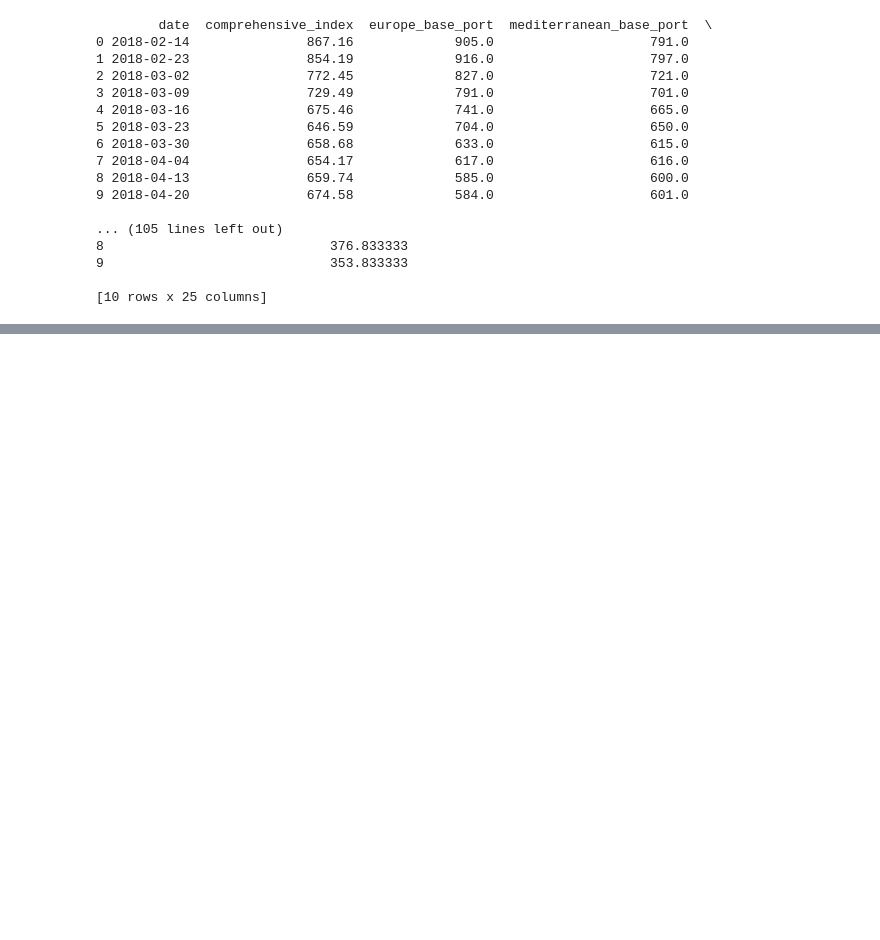
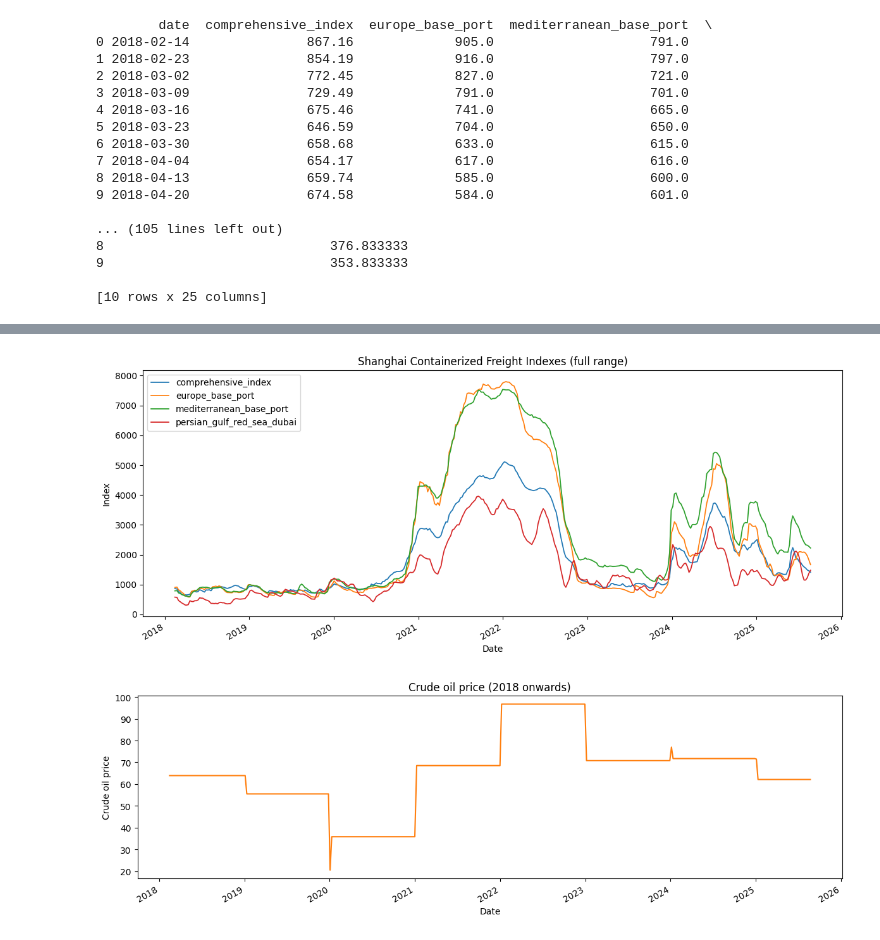
Before and after one commit to LarsWie15/Stunning-Bees, a Jupyter notebook: Freight Notebook.ipynb, the cells around one changed output, grey strips where cells are left out. Drawn from its saved outputs; the diff is of its cells as text; code cells hidden in the pictures; blank space fills up the shorter version.

```diff
--- a/Freight Notebook.ipynb
+++ b/Freight Notebook.ipynb
@@ -103,0 +127,57 @@ print(df.head(10))
+# %%
+# Merge the loaded `oil_df` into `df` and plot indexes (full range) + oil price (separate plot from 2018 onwards)
+import matplotlib.pyplot as plt
+
+if 'oil_df' not in globals() or oil_df.empty:
+    print("oil_df not found or empty. Run the oil loader cell first (the cell that creates `oil_df`).")
+else:
+    # Ensure date columns are datetimes and timezone-naive
+    df['date'] = pd.to_datetime(df['date'], errors='coerce')
+    oil_df['date'] = pd.to_datetime(oil_df['date'], errors='coerce')
+    try:
+        if oil_df['date'].dt.tz is not None:
+            oil_df['date'] = oil_df['date'].dt.tz_convert('UTC').dt.tz_localize(None)
+    except Exception:
+        try:
+            oil_df['date'] = oil_df['date'].dt.tz_localize(None)
+        except Exception:
+            pass
+
+    # Merge on date
+    merged = df.merge(oil_df[['date', 'oil_price']], on='date', how='left')
+    # Fill missing oil prices sensibly
+    merged['oil_price'] = merged['oil_price'].ffill().bfill()
+
+    # Prepare plot frame
+    df_plot = merged.set_index('date')
+    cols = ['comprehensive_index', 'europe_base_port', 'mediterranean_base_port', 'persian_gulf_red_sea_dubai']
+
+    # --- Figure 1: Indexes over full range ---
+    fig, ax = plt.subplots(figsize=(12,5))
+    df_plot[cols].plot(ax=ax, linewidth=1.25)
+    ax.set_xlabel('Date')
+    ax.set_ylabel('Index')
+    ax.set_title('Shanghai Containerized Freight Indexes (full range)')
+    ax.legend(loc='upper left')
+    plt.tight_layout()
+    plt.show()
+
+    # --- Figure 2: Oil price from 2018 onwards (separate plot) ---
+    oil_series = df_plot['oil_price'] if 'oil_price' in df_plot.columns else None
+    if oil_series is None or oil_series.dropna().empty:
+        print('No oil_price data available to plot.')
+    else:
+        oil_2018 = oil_series[oil_series.index >= pd.to_datetime('2018-01-01')]
+        if oil_2018.dropna().empty:
+            print('No oil data from 2018 onwards to plot.')
+        else:
+            fig, ax = plt.subplots(figsize=(12,4))
+            oil_2018.plot(ax=ax, color='tab:orange', linewidth=1.5)
+            ax.set_xlabel('Date')
+            ax.set_ylabel('Crude oil price')
+            ax.set_title('Crude oil price (2018 onwards)')
+            plt.tight_layout()
+            plt.show()
+# %% [output]
+[figure, added]
+[figure, added]
```
Also changed, not shown: parts of 2 cells of this notebook.
